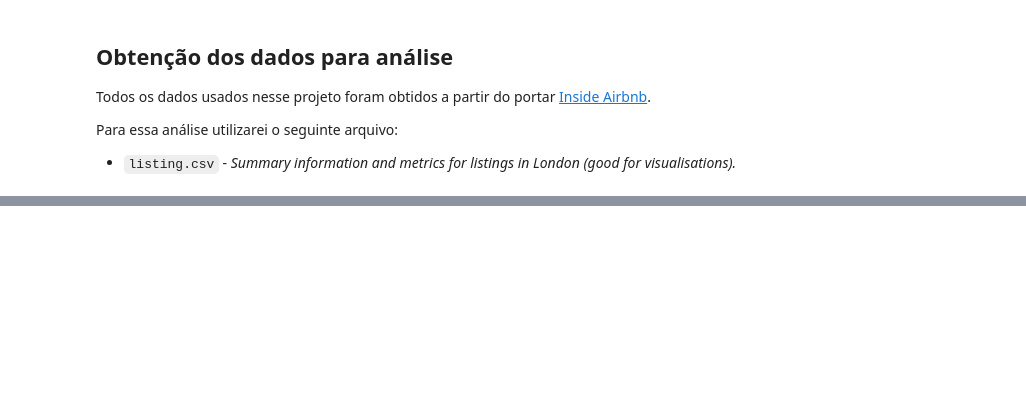
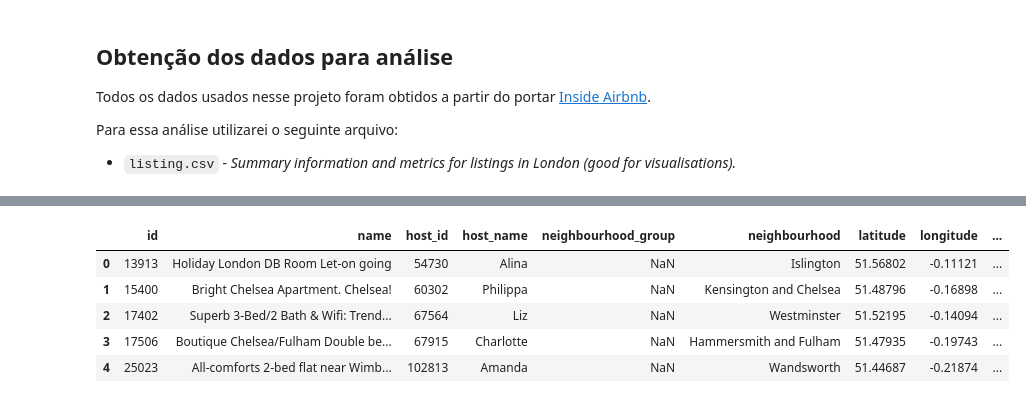
Before and after one commit to gorselli14/Portifolio_Projetos, a Jupyter notebook: Análise_dos_dados_do_Airbnb_(Londres).ipynb, the cells around one changed output, grey strips where cells are left out. Drawn from its saved outputs; the diff is of its cells as text; code cells hidden in the pictures; blank space fills up the shorter version.

```diff
--- a/Análise_dos_dados_do_Airbnb_(Londres).ipynb
+++ b/Análise_dos_dados_do_Airbnb_(Londres).ipynb
@@ -34,0 +56,10 @@ df = pd.read_csv("http://data.insideairbnb.com/united-kingdom/england/london/202
+# %%
+#mostrar as primeiras 5 entradas
+df.head()
+# %% [output]
+|  | id | name | host_id | host_name | neighbourhood_group | neighbourhood | latitude | longitude | ... |
+| 0 | 13913 | Holiday London DB Room Let-on going | 54730 | Alina | NaN | Islington | 51.56802 | -0.11121 | ... |
+| 1 | 15400 | Bright Chelsea Apartment. Chelsea! | 60302 | Philippa | NaN | Kensington and Chelsea | 51.48796 | -0.16898 | ... |
+| 2 | 17402 | Superb 3-Bed/2 Bath & Wifi: Trend... | 67564 | Liz | NaN | Westminster | 51.52195 | -0.14094 | ... |
+| 3 | 17506 | Boutique Chelsea/Fulham Double be... | 67915 | Charlotte | NaN | Hammersmith and Fulham | 51.47935 | -0.19743 | ... |
+| 4 | 25023 | All-comforts 2-bed flat near Wimb... | 102813 | Amanda | NaN | Wandsworth | 51.44687 | -0.21874 | ... |
```
Also changed, not shown: parts of 15 cells of this notebook.
